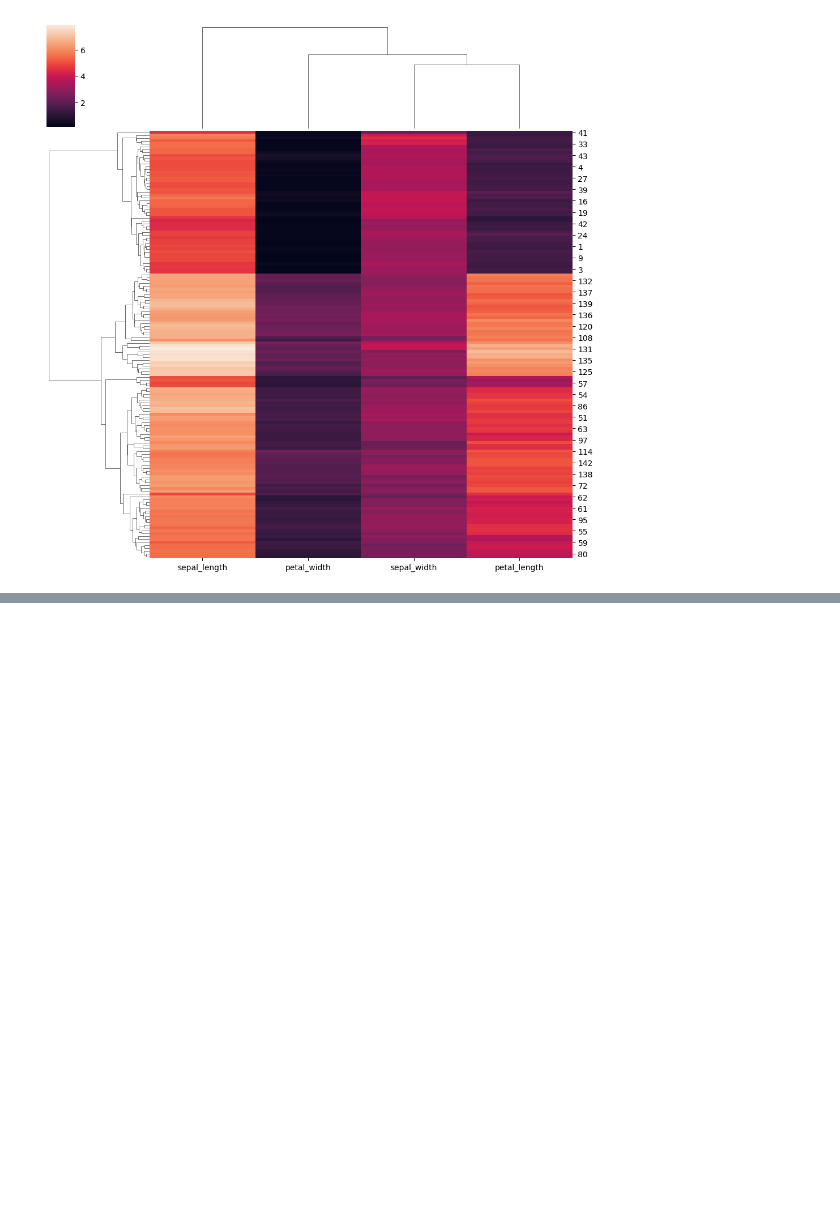
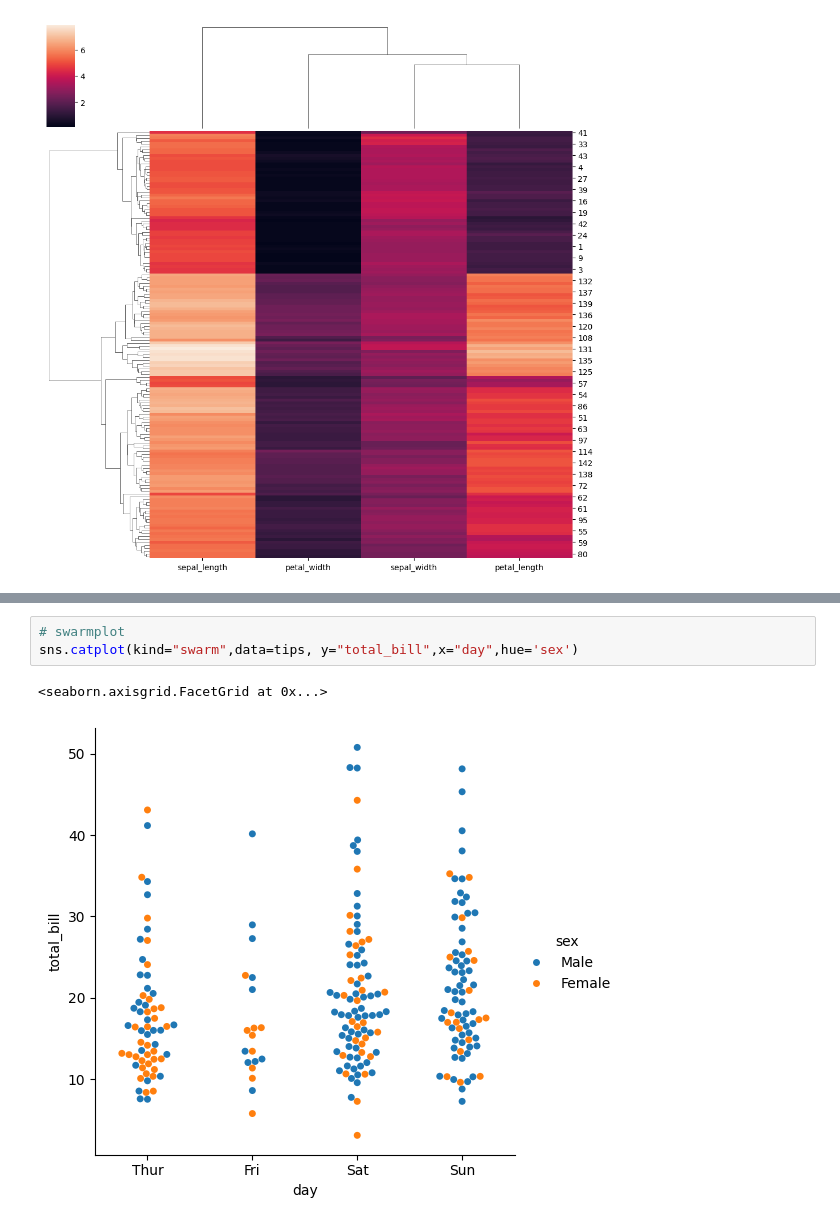
Before and after one commit to keshav2603/matplotlib-basic, a Jupyter notebook: second.ipynb, the cells around one changed output, grey strips where cells are left out. Saved outputs shown, nothing was run; the diff lists cells and outputs as text; blank space fills up the shorter version.

```diff
--- a/second.ipynb
+++ b/second.ipynb
@@ -258,0 +280,6 @@ sns.clustermap(iris.iloc[:,[0,1,2,3]],)
+# %%
+# swarmplot
+sns.catplot(kind="swarm",data=tips, y="total_bill",x="day",hue='sex')
+# %% [output]
+<seaborn.axisgrid.FacetGrid at 0x...>
+[figure, added]
```
Also changed, not shown: parts of 27 cells of this notebook.
